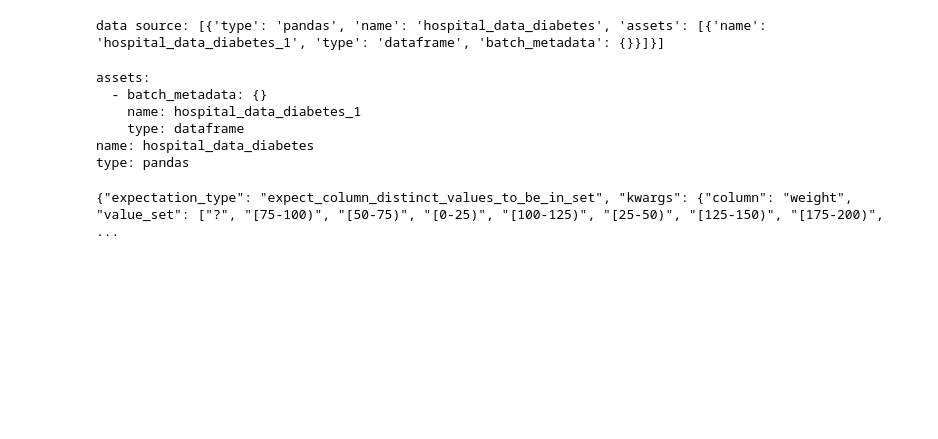
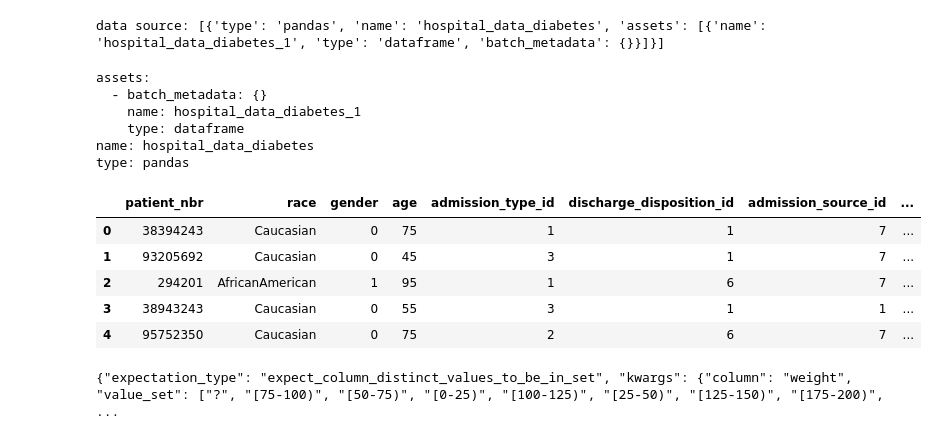
Before and after one commit to joaoPedroMota20230454/mlops_prject_2, a Jupyter notebook: notebooks/data_exploration_and_cleaning_data_raw_data.ipynb, the cells around one changed output. Cells and saved outputs as stored; diff of their text form; code cells hidden in the pictures; blank space fills up the shorter version.

```diff
--- a/notebooks/data_exploration_and_cleaning_data_raw_data.ipynb
+++ b/notebooks/data_exploration_and_cleaning_data_raw_data.ipynb
@@ -42,3 +45,17 @@ type: pandas
+# %%
+# show all columns
+pd.set_option('display.max_columns', None)
+# %%
+aaaaa = os.path.join("..\\data\\03_primary\\hospital_test_data.csv")
+aaaaaaaaa = pd.read_csv(aaaaa)
+aaaaaaaaa.head()
+# %% [output]
+|  | patient_nbr | race | gender | age | admission_type_id | discharge_disposition_id | admission_source_id | ... |
+| 0 | 38394243 | Caucasian | 0 | 75 | 1 | 1 | 7 | ... |
+| 1 | 93205692 | Caucasian | 0 | 45 | 3 | 1 | 7 | ... |
+| 2 | 294201 | AfricanAmerican | 1 | 95 | 1 | 6 | 7 | ... |
+| 3 | 38943243 | Caucasian | 0 | 55 | 3 | 1 | 1 | ... |
+| 4 | 95752350 | Caucasian | 0 | 75 | 2 | 6 | 7 | ... |
 # %%
 suite_raw_data = contexto.add_or_update_expectation_suite(
     expectation_suite_name="hospital_data_diabetes_raw_data_suite",
```
Also changed, not shown: parts of 1 cell of this notebook, 17 other files.
